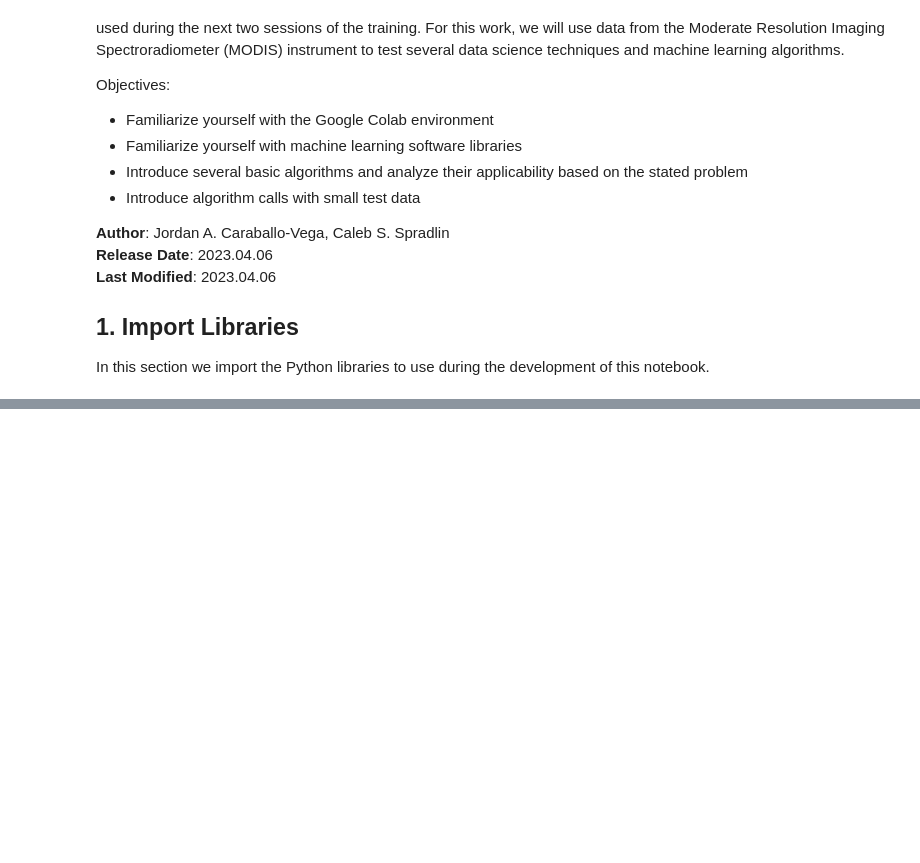
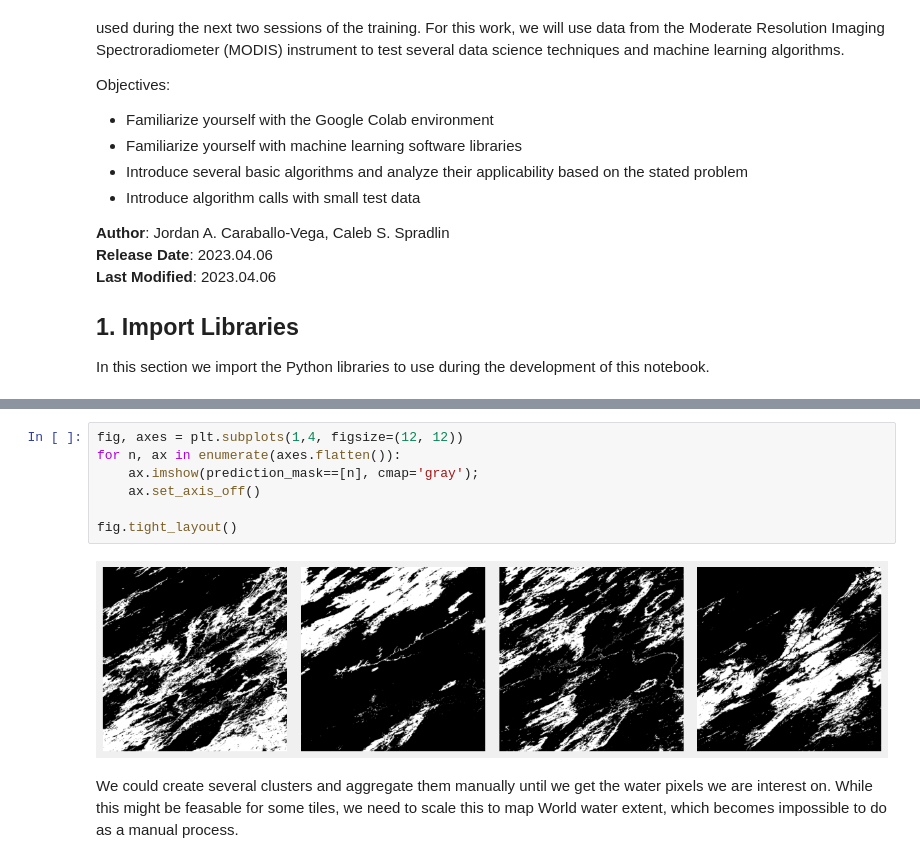
Before and after one commit to NASAARSET/ARSET_ML_Fundamentals, a Jupyter notebook: session1/1-ML-Algorithms-Introduction-Session1.ipynb, the cells around one changed output, grey strips where cells are left out. Cells and saved outputs as stored; diff of their text form; blank space fills up the shorter version.

```diff
--- a/session1/1-ML-Algorithms-Introduction-Session1.ipynb
+++ b/session1/1-ML-Algorithms-Introduction-Session1.ipynb
@@ -47 +246,12 @@ filename_path = '/Users/jacaraba/Desktop/ARSET_TRAINING/ARSET_ML_Fundamentals/MO
+# %%
+fig, axes = plt.subplots(1,4, figsize=(12, 12))
+for n, ax in enumerate(axes.flatten()):
+    ax.imshow(prediction_mask==[n], cmap='gray');
+    ax.set_axis_off()
+
+fig.tight_layout()
+# %% [output]
+[figure, added]
+# %% [markdown]
+We could create several clusters and aggregate them manually until we get the water pixels we are interest on. While this might be feasable for some tiles, we need to scale this to map World water extent, which becomes impossible to do as a manual process.
 # %% [markdown]
```
Also changed, not shown: parts of 19 cells of this notebook.
